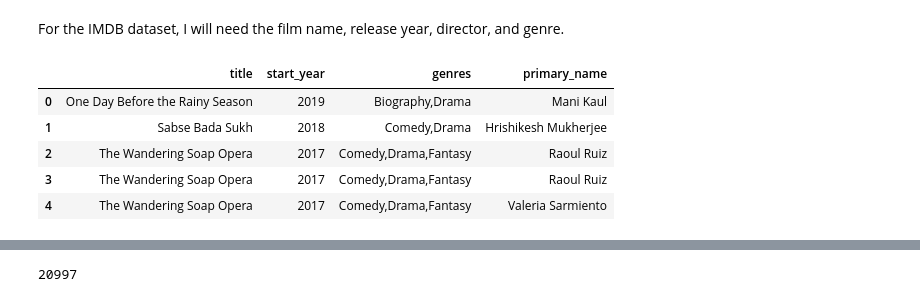
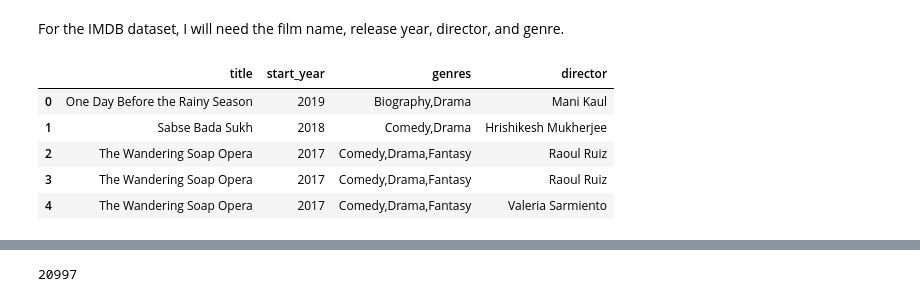
Before and after one commit to valentinav21/microsoft-movie-analysis, a Jupyter notebook: notebook.ipynb, the cells around one changed output, grey strips where cells are left out. Saved outputs shown, nothing was run; the diff lists cells and outputs as text; code cells hidden in the pictures.

```diff
--- a/notebook.ipynb
+++ b/notebook.ipynb
@@ -209,26 +209,26 @@ For the IMDB dataset, I will need the film name, release year, director, and gen
 # %%
 #Query relevant tables and preview data
 
 movies_data = pd.read_sql(
 """
 SELECT primary_title AS title,
        start_year,
        genres,
-       primary_name
+       primary_name AS director
   FROM movie_basics
       JOIN directors
            USING(movie_id)
       JOIN persons
            USING(person_id)
   WHERE start_year BETWEEN 1969 AND 2019
   AND movie_id IN (SELECT movie_id
                    FROM movie_akas
                    WHERE language = 'en')
 ;""", conn)
 
 movies_data.head()
 # %% [output]
-|  | title | start_year | genres | primary_name |
+|  | title | start_year | genres | director |
 | 0 | One Day Before the Rainy Season | 2019 | Biography,Drama | Mani Kaul |
 | 1 | Sabse Bada Sukh | 2018 | Comedy,Drama | Hrishikesh Mukherjee |
 | 2 | The Wandering Soap Opera | 2017 | Comedy,Drama,Fantasy | Raoul Ruiz |
```
Also changed, not shown: parts of 20 cells of this notebook.
